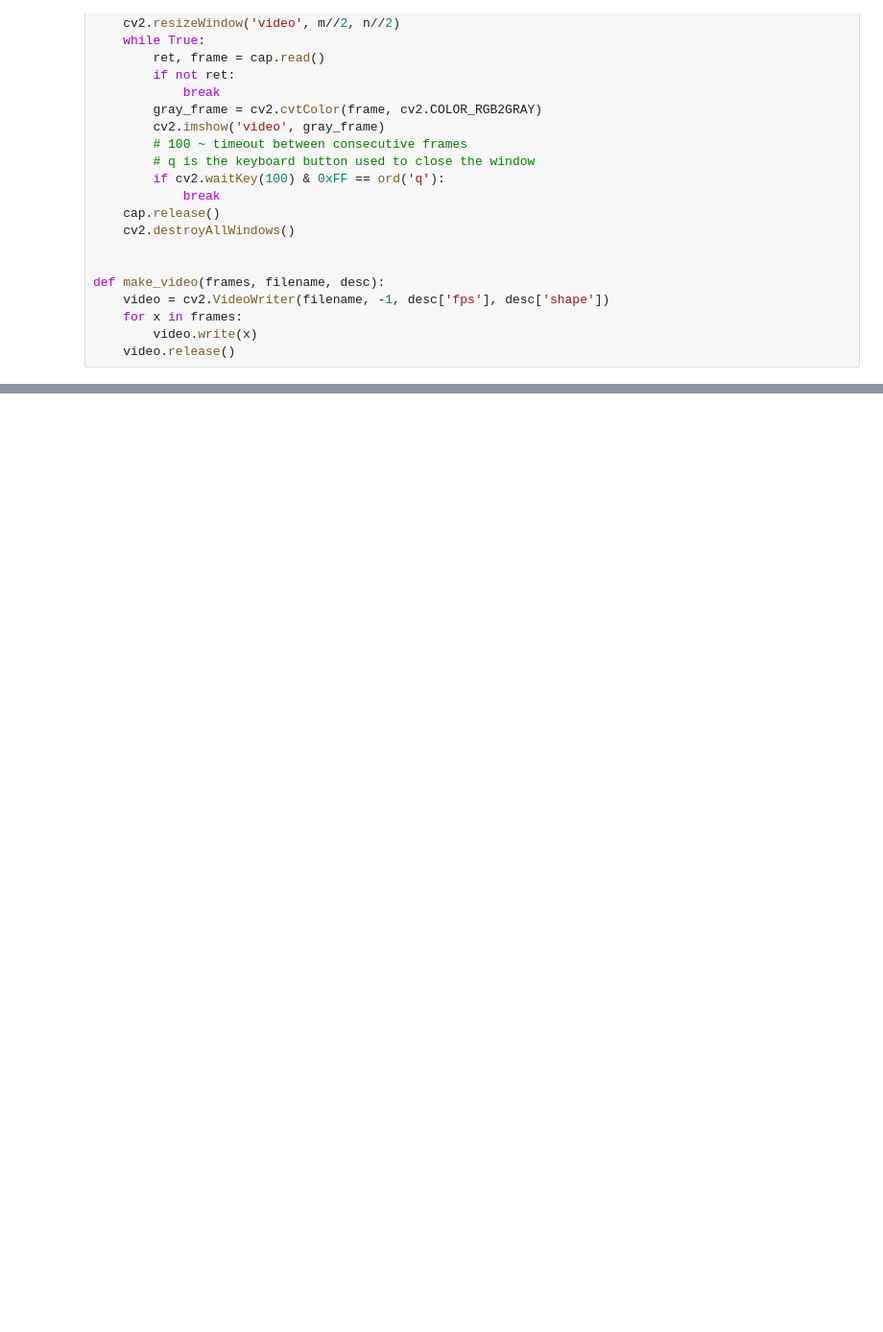
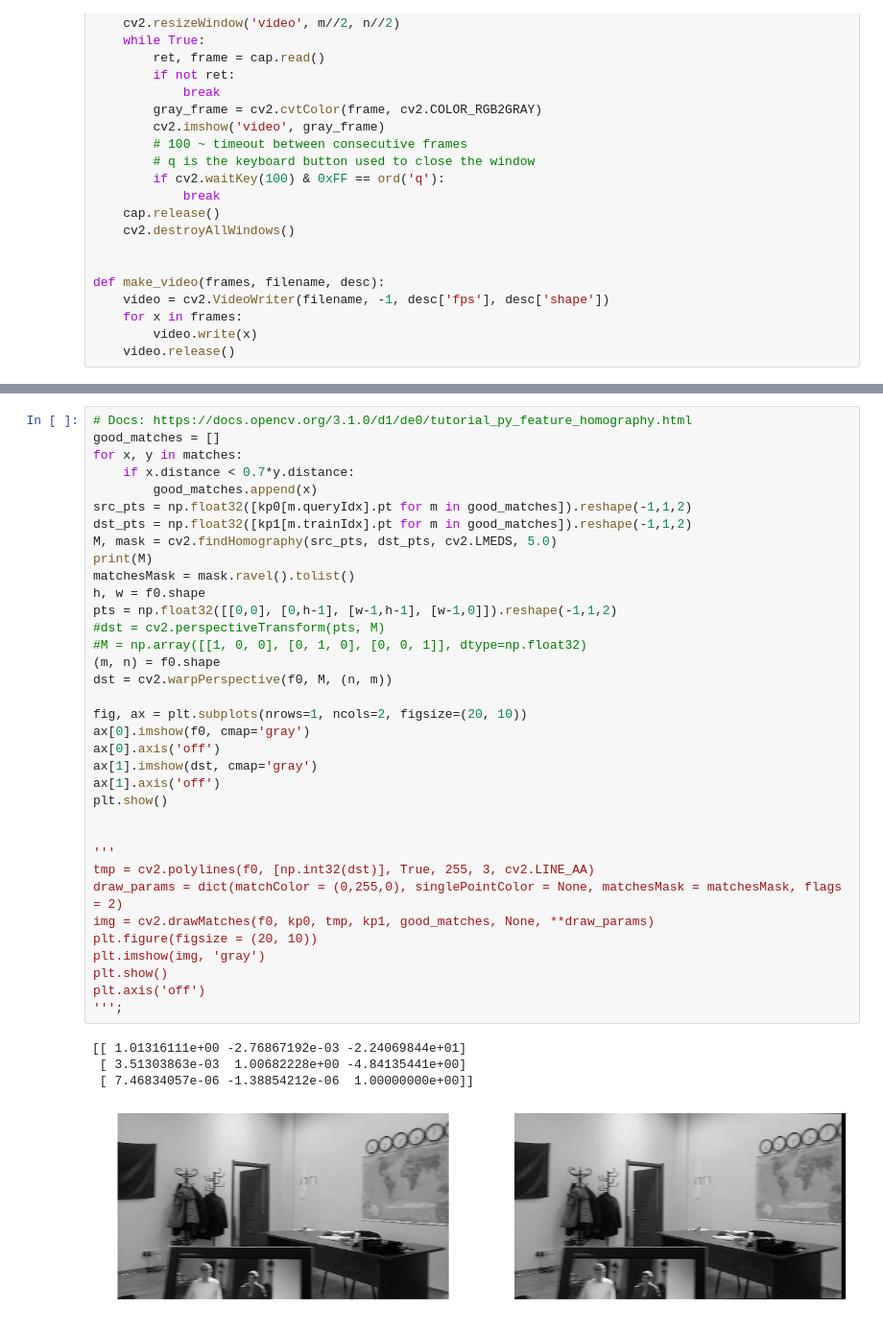
Before and after one commit to Odessit007/Signal-Processing-Notebooks, a Jupyter notebook: lab6.ipynb, the cells around one changed output, grey strips where cells are left out. Shown at 96% size. Drawn from its saved outputs; the diff is of its cells as text; blank space fills up the shorter version.

```diff
--- a/lab6.ipynb
+++ b/lab6.ipynb
@@ -74,0 +146,40 @@ Codec: avc1
+# %%
+# Docs: https://docs.opencv.org/3.1.0/d1/de0/tutorial_py_feature_homography.html
+good_matches = []
+for x, y in matches:
+    if x.distance < 0.7*y.distance:
+        good_matches.append(x)
+src_pts = np.float32([kp0[m.queryIdx].pt for m in good_matches]).reshape(-1,1,2)
+dst_pts = np.float32([kp1[m.trainIdx].pt for m in good_matches]).reshape(-1,1,2)
+M, mask = cv2.findHomography(src_pts, dst_pts, cv2.LMEDS, 5.0)
+print(M)
+matchesMask = mask.ravel().tolist()
+h, w = f0.shape
+pts = np.float32([[0,0], [0,h-1], [w-1,h-1], [w-1,0]]).reshape(-1,1,2)
+#dst = cv2.perspectiveTransform(pts, M)
+#M = np.array([[1, 0, 0], [0, 1, 0], [0, 0, 1]], dtype=np.float32)
+(m, n) = f0.shape
+dst = cv2.warpPerspective(f0, M, (n, m))
+
+fig, ax = plt.subplots(nrows=1, ncols=2, figsize=(20, 10))
+ax[0].imshow(f0, cmap='gray')
+ax[0].axis('off')
+ax[1].imshow(dst, cmap='gray')
+ax[1].axis('off')
+plt.show()
+
+
+'''
+tmp = cv2.polylines(f0, [np.int32(dst)], True, 255, 3, cv2.LINE_AA)
+draw_params = dict(matchColor = (0,255,0), singlePointColor = None, matchesMask = matchesMask, flags = 2)
+img = cv2.drawMatches(f0, kp0, tmp, kp1, good_matches, None, **draw_params)
+plt.figure(figsize = (20, 10))
+plt.imshow(img, 'gray')
+plt.show()
+plt.axis('off')
+''';
+# %% [output]
+[[ 1.01316111e+00 -2.76867192e-03 -2.24069844e+01]
+ [ 3.51303863e-03  1.00682228e+00 -4.84135441e+00]
+ [ 7.46834057e-06 -1.38854212e-06  1.00000000e+00]]
+[figure, added]
```
Also changed, not shown: parts of 7 cells of this notebook.
